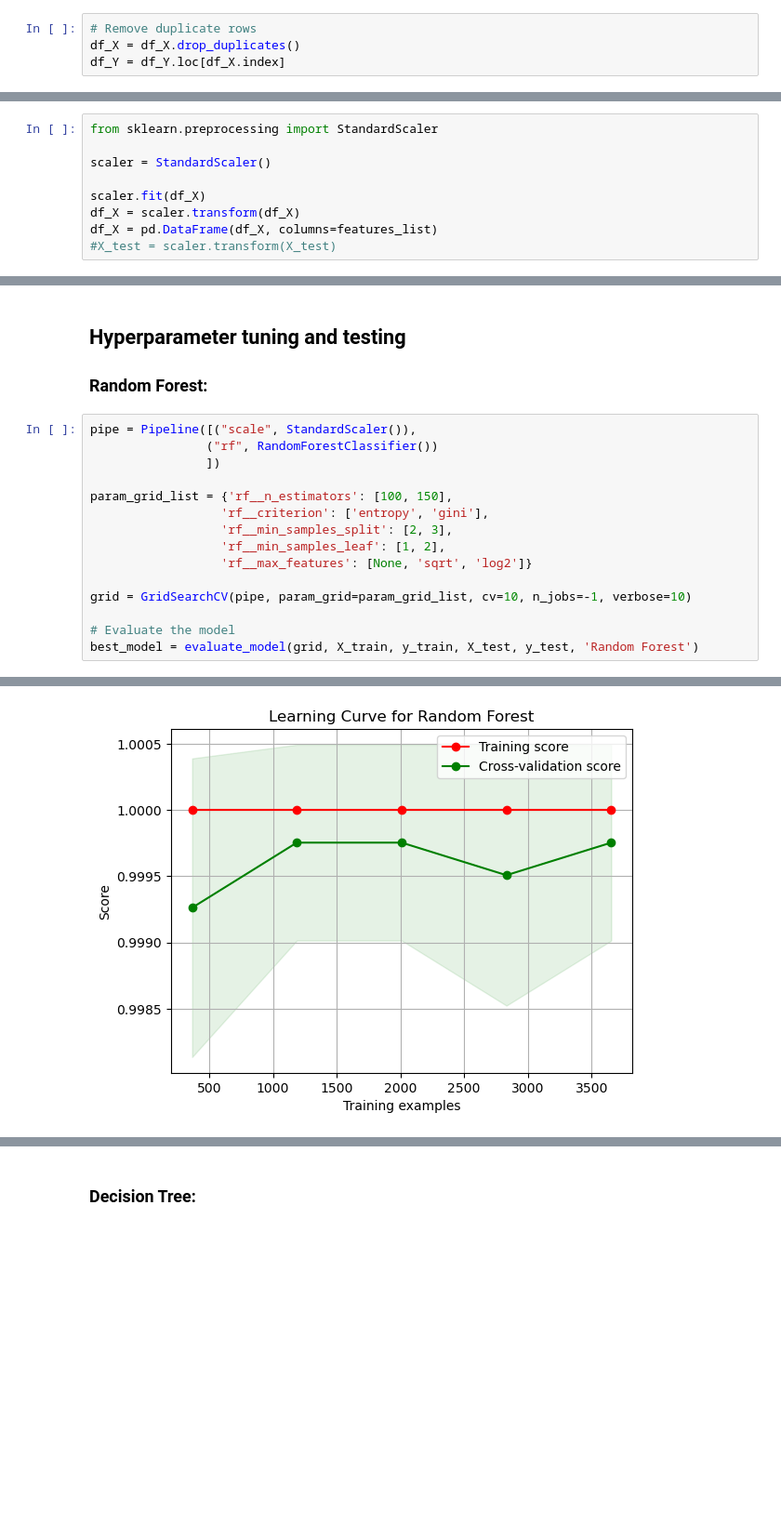
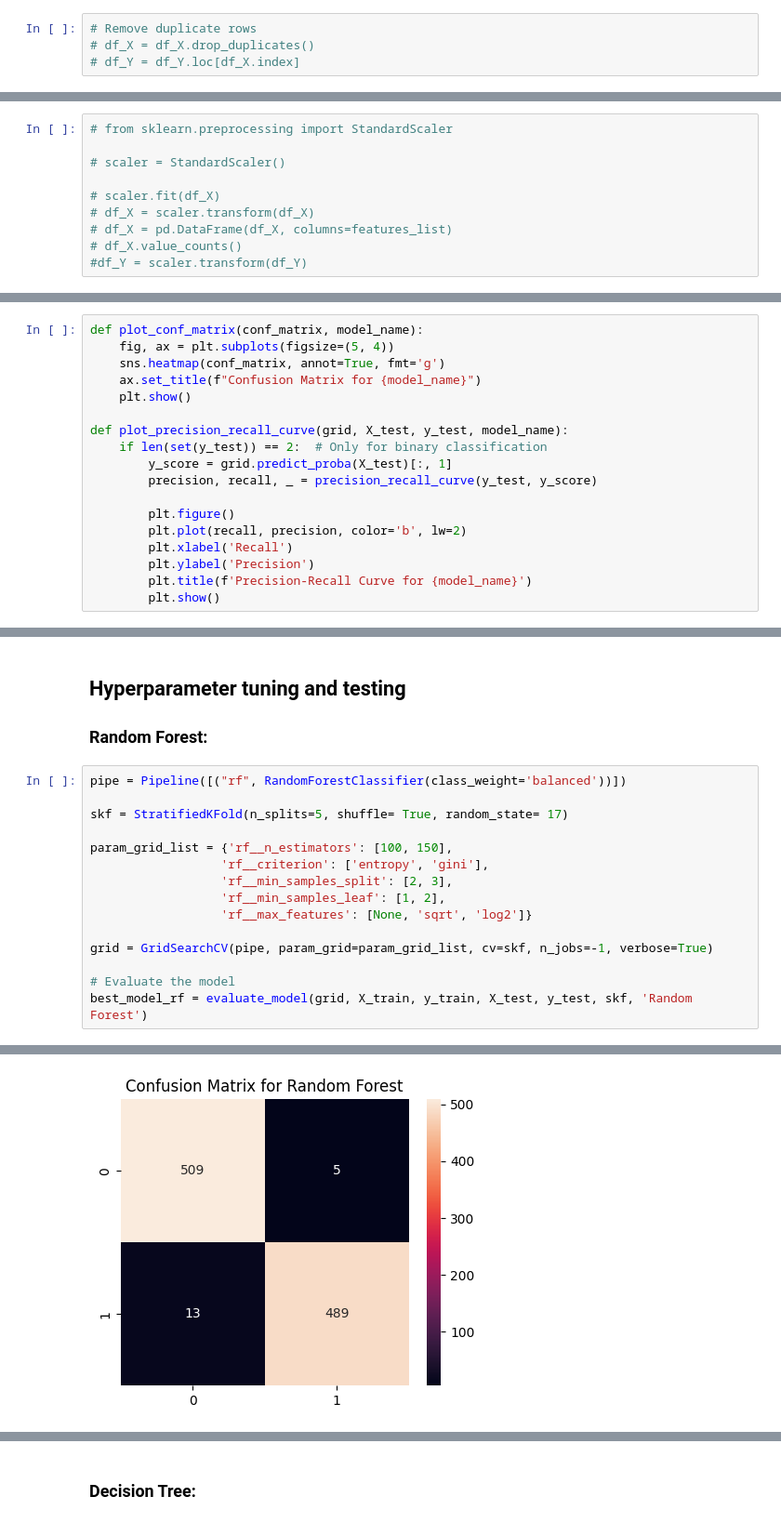
Before and after one commit to eduardofernandes11/Thesis, a Jupyter notebook: PhishingDetectionModel/MetadataAnalysis/header_analysis.ipynb, the cells around one changed output, grey strips where cells are left out. Shown at 93% size. Drawn from its saved outputs; the diff is of its cells as text; blank space fills up the shorter version.

Commit message:
feat: header analysis new models and new features from pre processing

```diff
--- a/PhishingDetectionModel/MetadataAnalysis/header_analysis.ipynb
+++ b/PhishingDetectionModel/MetadataAnalysis/header_analysis.ipynb
@@ -103,7 +168,7 @@ Number of duplicate rows: 0
 # %%
 # Remove duplicate rows
-df_X = df_X.drop_duplicates()
-df_Y = df_Y.loc[df_X.index]
+# df_X = df_X.drop_duplicates()
+# df_Y = df_Y.loc[df_X.index]
 # %%
 df_Y.value_counts()
 # %% [output]
@@ -134,13 +196,14 @@ Index(['hops', 'missing_received1', 'missing_received2', 'missing_received3',
       dtype='object')
 # %%
-from sklearn.preprocessing import StandardScaler
+# from sklearn.preprocessing import StandardScaler
 
-scaler = StandardScaler()
+# scaler = StandardScaler()
 
-scaler.fit(df_X)
-df_X = scaler.transform(df_X)
-df_X = pd.DataFrame(df_X, columns=features_list)
-#X_test = scaler.transform(X_test)
+# scaler.fit(df_X)
+# df_X = scaler.transform(df_X)
+# df_X = pd.DataFrame(df_X, columns=features_list)
+# df_X.value_counts()
+#df_Y = scaler.transform(df_Y)
 # %%
 from sklearn.model_selection import train_test_split
 
@@ -221,0 +219,18 @@ def plot_learning_curve(estimator, title, X, y, ylim=None, cv=None,
+# %%
+def plot_conf_matrix(conf_matrix, model_name):
+    fig, ax = plt.subplots(figsize=(5, 4))
+    sns.heatmap(conf_matrix, annot=True, fmt='g')
+    ax.set_title(f"Confusion Matrix for {model_name}")
+    plt.show()
+
+def plot_precision_recall_curve(grid, X_test, y_test, model_name):
+    if len(set(y_test)) == 2:  # Only for binary classification
+        y_score = grid.predict_proba(X_test)[:, 1]
+        precision, recall, _ = precision_recall_curve(y_test, y_score)
+
+        plt.figure()
+        plt.plot(recall, precision, color='b', lw=2)
+        plt.xlabel('Recall')
+        plt.ylabel('Precision')
+        plt.title(f'Precision-Recall Curve for {model_name}')
+        plt.show()
@@ -224,9 +336,9 @@ def plot_learning_curve(estimator, title, X, y, ylim=None, cv=None,
 
 ### Random Forest:
 # %%
-pipe = Pipeline([("scale", StandardScaler()),
-                ("rf", RandomForestClassifier())
-                ])
+pipe = Pipeline([("rf", RandomForestClassifier(class_weight='balanced'))])
+
+skf = StratifiedKFold(n_splits=5, shuffle= True, random_state= 17)
 
 param_grid_list = {'rf__n_estimators': [100, 150],
                   'rf__criterion': ['entropy', 'gini'],
@@ -234,8 +346,8 @@ param_grid_list = {'rf__n_estimators': [100, 150],
                   'rf__min_samples_leaf': [1, 2],
                   'rf__max_features': [None, 'sqrt', 'log2']}
 
-grid = GridSearchCV(pipe, param_grid=param_grid_list, cv=10, n_jobs=-1, verbose=10)
+grid = GridSearchCV(pipe, param_grid=param_grid_list, cv=skf, n_jobs=-1, verbose=True)
 
 # Evaluate the model
-best_model = evaluate_model(grid, X_train, y_train, X_test, y_test, 'Random Forest')
+best_model_rf = evaluate_model(grid, X_train, y_train, X_test, y_test, skf, 'Random Forest')
 # %% [output]
@@ -259 +364 @@ Pipeline(steps=[('scale', StandardScaler()),
-[figure, old version]
+[figure, new version]
```
Also changed, not shown: parts of 38 cells of this notebook, 1 other file.
